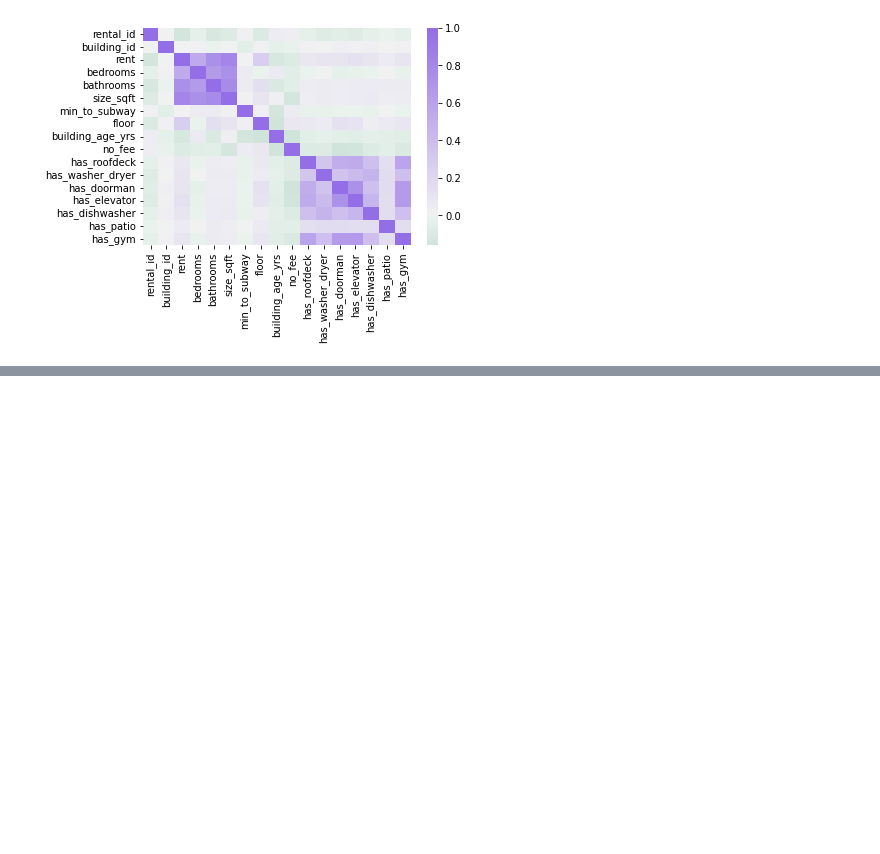
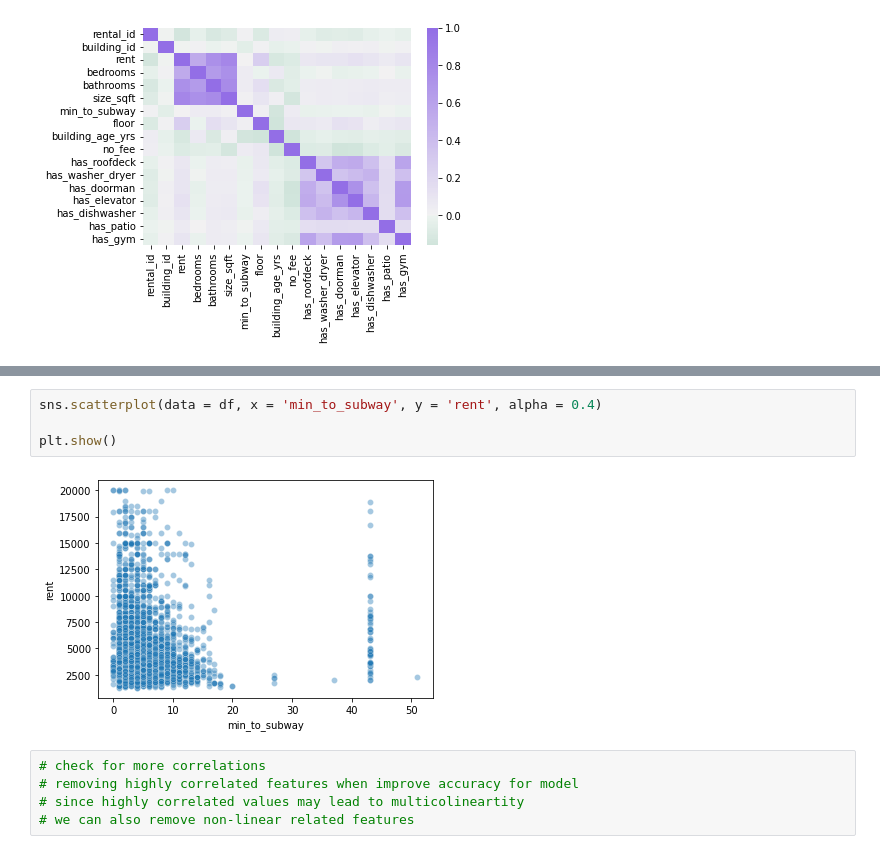
Before and after one commit to ChrisGarciaDS/StreetEasy, a Jupyter notebook: nyc_rent.ipynb, the cells around one changed output, grey strips where cells are left out. Drawn from its saved outputs; the diff is of its cells as text; blank space fills up the shorter version.

```diff
--- a/nyc_rent.ipynb
+++ b/nyc_rent.ipynb
@@ -127,0 +267,11 @@ plt.show()
+# %%
+sns.scatterplot(data = df, x = 'min_to_subway', y = 'rent', alpha = 0.4)
+
+plt.show()
+# %% [output]
+[figure, added]
+# %%
+# check for more correlations
+# removing highly correlated features when improve accuracy for model
+# since highly correlated values may lead to multicolineartity
+# we can also remove non-linear related features
```
Also changed, not shown: parts of 19 cells of this notebook.
